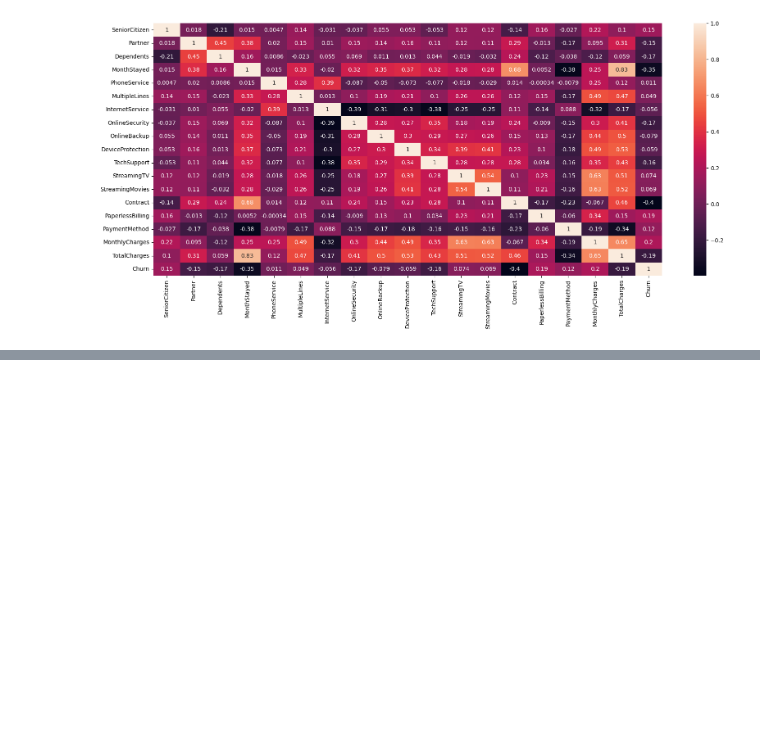
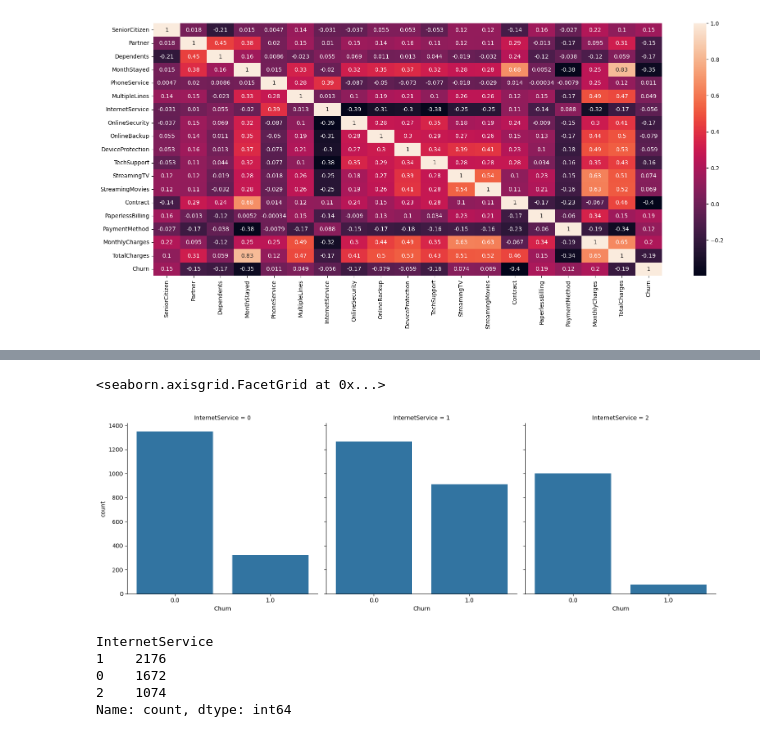
Before and after one commit to Nati-W/Customer-Churn-Prediction, a Jupyter notebook: Churn prediction.ipynb, the cells around one changed output, grey strips where cells are left out. Saved outputs shown, nothing was run; the diff lists cells and outputs as text; code cells hidden in the pictures; blank space fills up the shorter version.

```diff
--- a/Churn prediction.ipynb
+++ b/Churn prediction.ipynb
@@ -546,0 +562,13 @@ scores
+# %%
+sns.catplot(x='Churn', col='InternetService', kind='count', data=tr)
+# %% [output]
+<seaborn.axisgrid.FacetGrid at 0x...>
+[figure, added]
+# %%
+tr['InternetService'].value_counts()
+# %% [output]
+InternetService
+1    2176
+0    1672
+2    1074
+Name: count, dtype: int64
```
Also changed, not shown: parts of 16 cells of this notebook.
